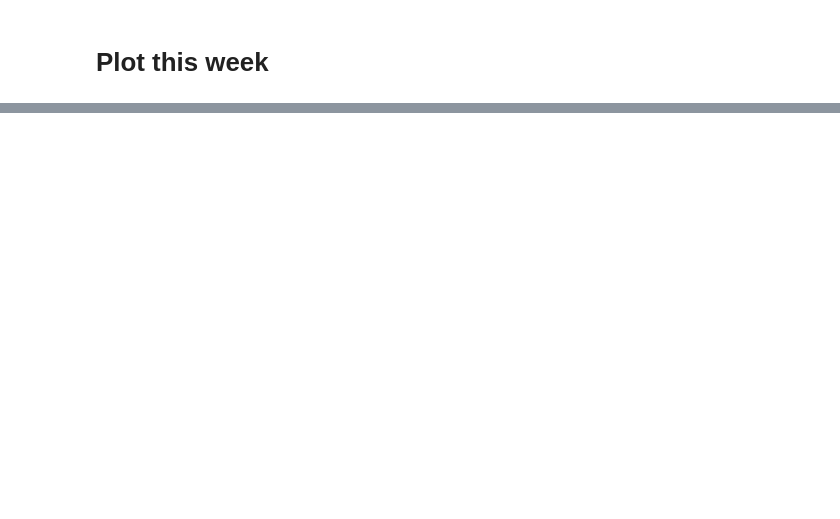
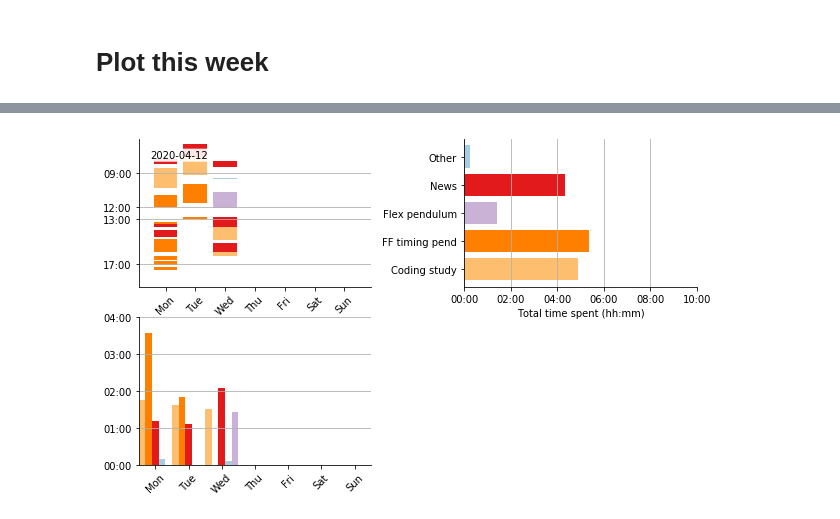
Before and after one commit to tlmohren/Task_timer, a Jupyter notebook: analyze_task_log.ipynb, the cells around one changed output, grey strips where cells are left out. Saved outputs shown, nothing was run; the diff lists cells and outputs as text; code cells hidden in the pictures; blank space fills up the shorter version.

```diff
--- a/analyze_task_log.ipynb
+++ b/analyze_task_log.ipynb
@@ -252,0 +318,18 @@ plot_week_tasks( ax, df_week, label_dict, bool_legend=True)
+# %%
+
+bool_week = df['Week'] == weeks[-1]
+df_week = df[bool_week].copy()
+
+
+fig, ax = plt.subplots(2, 2, squeeze=False, figsize =(10,6))
+
+# plot 3 subplots
+plot_week_tasks( ax[0,0], df_week, label_dict )
+plot_time_spent_weekly(ax[0,1], df_week, label_dict, bool_legend=True)
+plot_time_spent( ax[1,0], df_week, label_dict ,bool_legend=False)
+
+# adjust layout
+plt.subplots_adjust(left=None, bottom=None, right=None, top=None, wspace=.4, hspace=None)
+ax[1,1].axes.remove()
+# %% [output]
+[figure, added]
```
Also changed, not shown: parts of 11 cells of this notebook, 1 other file.
